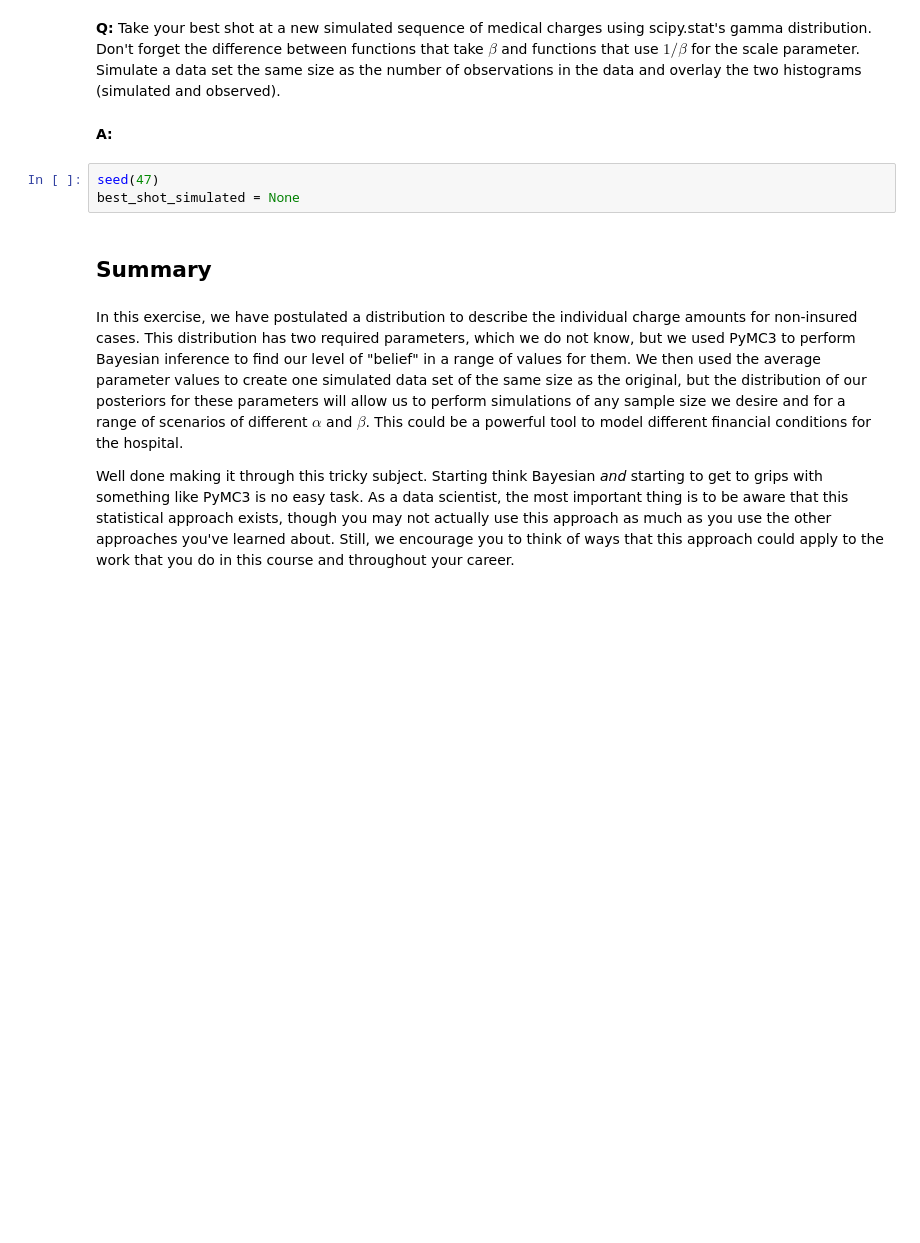
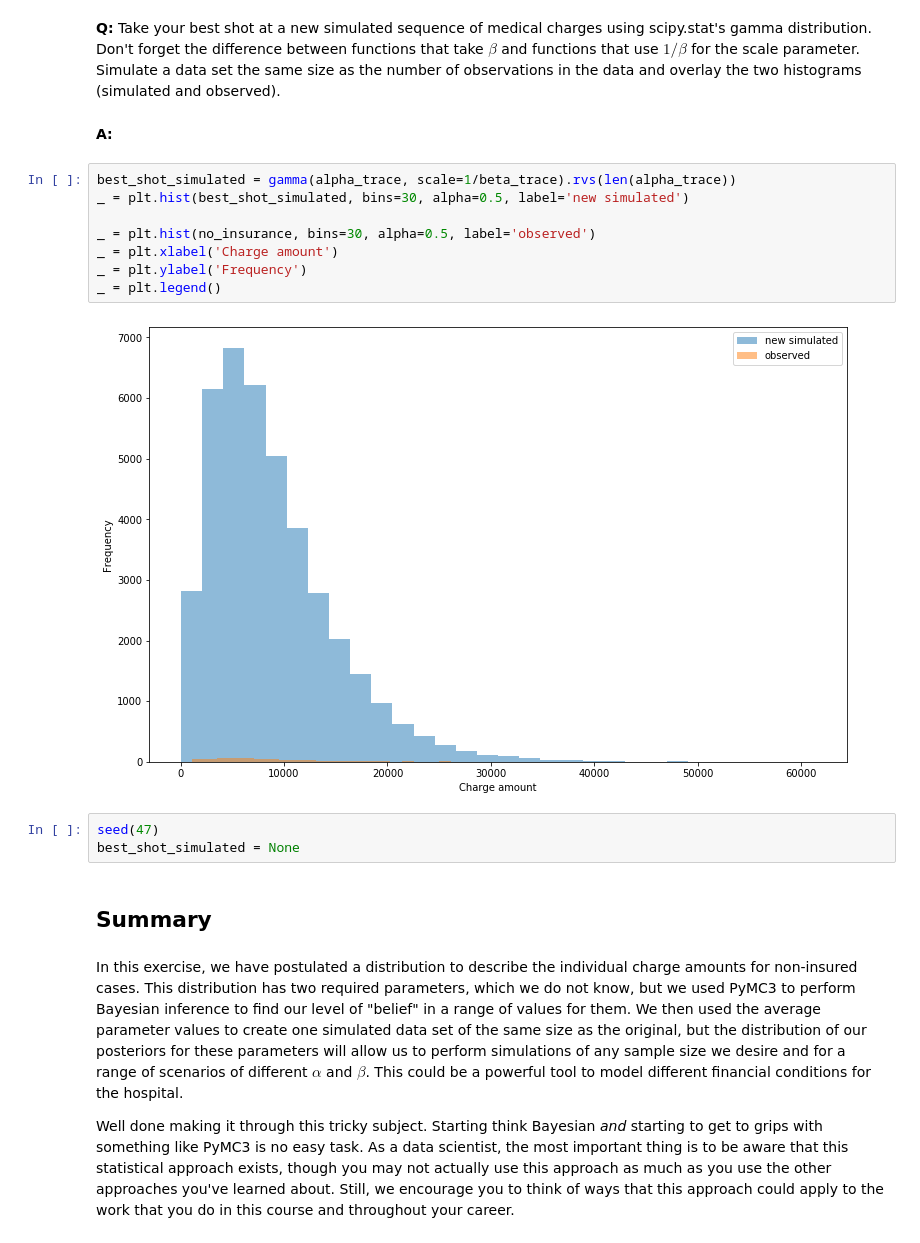
Before and after one commit to Anandpatil412/DSC, a Jupyter notebook: Miniproject_Bayesian_stats/inferential_statistics_3-Q.ipynb, the cells around one changed output. Saved outputs shown, nothing was run; the diff lists cells and outputs as text; blank space fills up the shorter version.

```diff
--- a/Miniproject_Bayesian_stats/inferential_statistics_3-Q.ipynb
+++ b/Miniproject_Bayesian_stats/inferential_statistics_3-Q.ipynb
@@ -162,6 +171,16 @@ __A:__
 __Q:__ Take your best shot at a new simulated sequence of medical charges using scipy.stat's gamma distribution. Don't forget the difference between functions that take $\beta$ and functions that use $1/\beta$ for the scale parameter. Simulate a data set the same size as the number of observations in the data and overlay the two histograms (simulated and observed).
 # %% [markdown]
 __A:__
+# %%
+best_shot_simulated = gamma(alpha_trace, scale=1/beta_trace).rvs(len(alpha_trace))
+_ = plt.hist(best_shot_simulated, bins=30, alpha=0.5, label='new simulated')
+
+_ = plt.hist(no_insurance, bins=30, alpha=0.5, label='observed')
+_ = plt.xlabel('Charge amount')
+_ = plt.ylabel('Frequency')
+_ = plt.legend()
+# %% [output]
+[figure, added]
 # %%
 seed(47)
 best_shot_simulated = None
```
Also changed, not shown: parts of 6 cells of this notebook.
